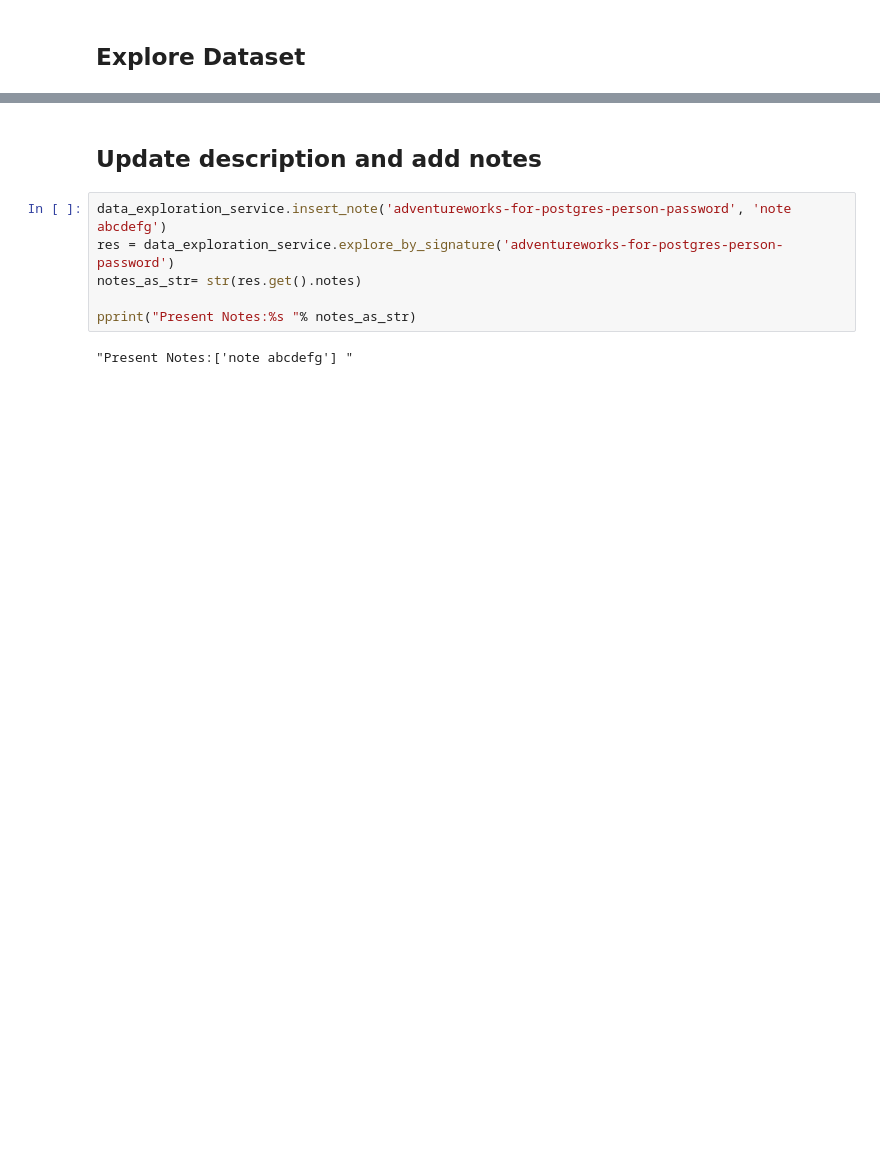
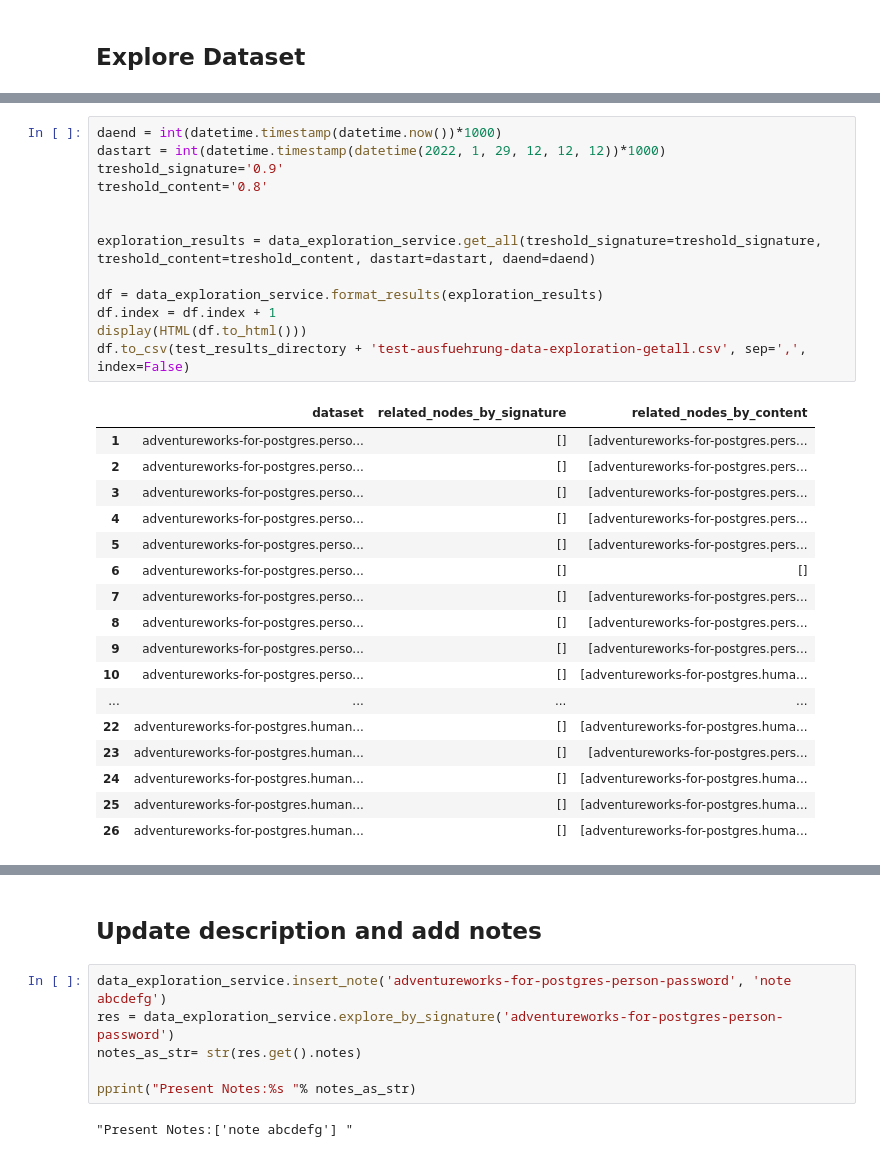
Before and after one commit to cdelmonte-zg/havel-datalake, a Jupyter notebook: havel.ipynb, the cells around one changed output, grey strips where cells are left out. Cells and saved outputs as stored; diff of their text form; blank space fills up the shorter version.

```diff
--- a/havel.ipynb
+++ b/havel.ipynb
@@ -1751,4 +1832,35 @@ added additional data to existing data descriptions
 created dataset nodes and their relationships
 created attribute nodes and their relationships
 cleaned up
+# %%
+daend = int(datetime.timestamp(datetime.now())*1000)
+dastart = int(datetime.timestamp(datetime(2022, 1, 29, 12, 12, 12))*1000)
+treshold_signature='0.9'
+treshold_content='0.8'
+
+
+exploration_results = data_exploration_service.get_all(treshold_signature=treshold_signature, treshold_content=treshold_content, dastart=dastart, daend=daend)
+
+df = data_exploration_service.format_results(exploration_results)
+df.index = df.index + 1
+display(HTML(df.to_html()))
+df.to_csv(test_results_directory + 'test-ausfuehrung-data-exploration-getall.csv', sep=',', index=False)
+# %% [output]
+|  | dataset | related_nodes_by_signature | related_nodes_by_content |
+| 1 | adventureworks-for-postgres.perso... | [] | [adventureworks-for-postgres.pers... |
+| 2 | adventureworks-for-postgres.perso... | [] | [adventureworks-for-postgres.pers... |
+| 3 | adventureworks-for-postgres.perso... | [] | [adventureworks-for-postgres.pers... |
+| 4 | adventureworks-for-postgres.perso... | [] | [adventureworks-for-postgres.pers... |
+| 5 | adventureworks-for-postgres.perso... | [] | [adventureworks-for-postgres.pers... |
+| 6 | adventureworks-for-postgres.perso... | [] | [] |
+| 7 | adventureworks-for-postgres.perso... | [] | [adventureworks-for-postgres.pers... |
+| 8 | adventureworks-for-postgres.perso... | [] | [adventureworks-for-postgres.pers... |
+| 9 | adventureworks-for-postgres.perso... | [] | [adventureworks-for-postgres.pers... |
+| 10 | adventureworks-for-postgres.perso... | [] | [adventureworks-for-postgres.huma... |
+| ... | ... | ... | ... |
+| 22 | adventureworks-for-postgres.human... | [] | [adventureworks-for-postgres.huma... |
+| 23 | adventureworks-for-postgres.human... | [] | [adventureworks-for-postgres.pers... |
+| 24 | adventureworks-for-postgres.human... | [] | [adventureworks-for-postgres.huma... |
+| 25 | adventureworks-for-postgres.human... | [] | [adventureworks-for-postgres.huma... |
+| 26 | adventureworks-for-postgres.human... | [] | [adventureworks-for-postgres.huma... |
 # %%
```
Also changed, not shown: parts of 26 cells of this notebook, 6 other files.
